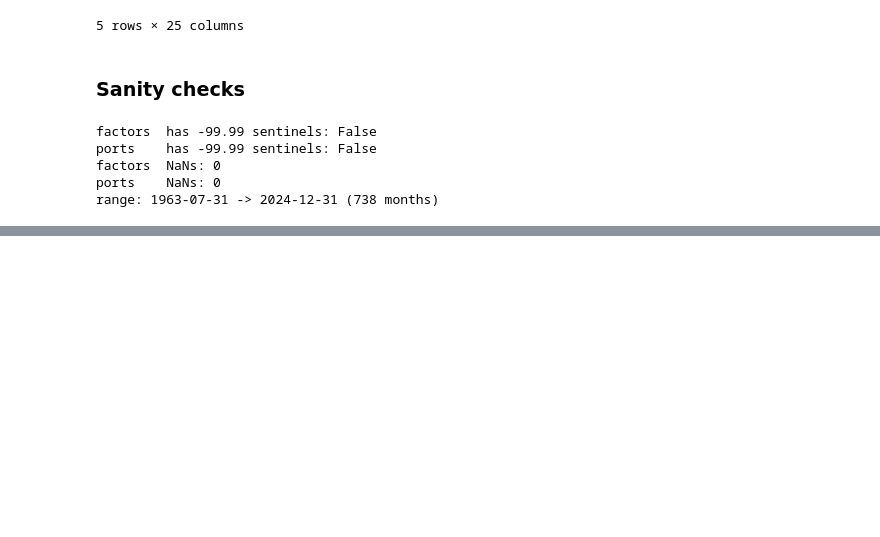
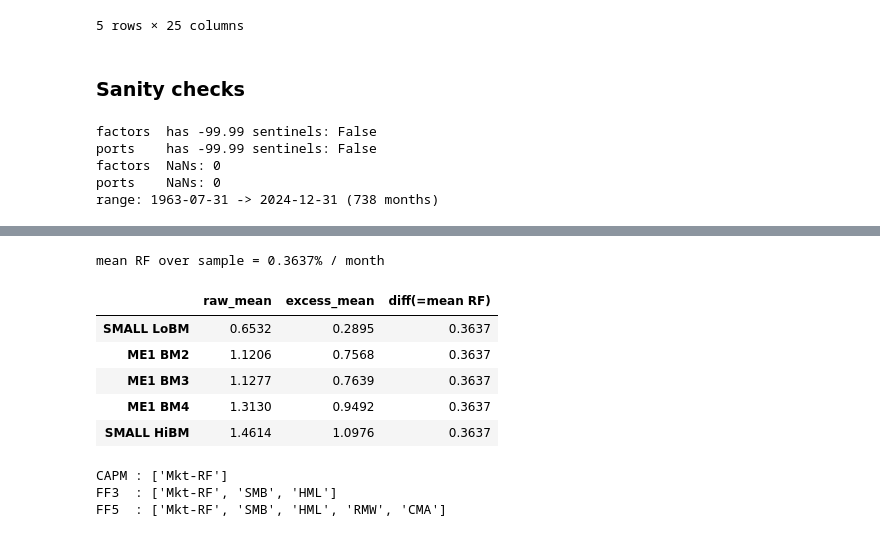
Before and after one commit to ParimahSafarian/factor-lab, a Jupyter notebook: notebooks/01_factor_models_capm_ff3_ff5.ipynb, the cells around one changed output, grey strips where cells are left out. Cells and saved outputs as stored; diff of their text form; code cells hidden in the pictures; blank space fills up the shorter version.

```diff
--- a/notebooks/01_factor_models_capm_ff3_ff5.ipynb
+++ b/notebooks/01_factor_models_capm_ff3_ff5.ipynb
@@ -180,0 +217,34 @@ and split the factor columns into the three model specifications
+# %%
+# Sanity: raw vs excess means for a few portfolios (RF > 0, so excess mean < raw mean)
+check = pd.DataFrame({
+    "raw_mean":    portfolios.mean(),
+    "excess_mean": excess.mean(),
+    "diff(=mean RF)": portfolios.mean() - excess.mean(),
+}).head()
+print(f"mean RF over sample = {rf.mean():.4f}% / month")
+check
+# %% [output]
+mean RF over sample = 0.3637% / month
+|  | raw_mean | excess_mean | diff(=mean RF) |
+| SMALL LoBM | 0.6532 | 0.2895 | 0.3637 |
+| ME1 BM2 | 1.1206 | 0.7568 | 0.3637 |
+| ME1 BM3 | 1.1277 | 0.7639 | 0.3637 |
+| ME1 BM4 | 1.3130 | 0.9492 | 0.3637 |
+| SMALL HiBM | 1.4614 | 1.0976 | 0.3637 |
+# %%
+# (b) Define the three nested model specifications
+MODELS = {
+    "CAPM": ["Mkt-RF"],
+    "FF3":  ["Mkt-RF", "SMB", "HML"],
+    "FF5":  ["Mkt-RF", "SMB", "HML", "RMW", "CMA"],
+}
+
+# Confirm every factor we reference actually exists in the factors table
+for name, cols in MODELS.items():
+    missing = [c for c in cols if c not in factors.columns]
+    assert not missing, f"{name}: missing {missing}"
+    print(f"{name:5s}: {cols}")
+# %% [output]
+CAPM : ['Mkt-RF']
+FF3  : ['Mkt-RF', 'SMB', 'HML']
+FF5  : ['Mkt-RF', 'SMB', 'HML', 'RMW', 'CMA']
```
Also changed, not shown: parts of 12 cells of this notebook.
